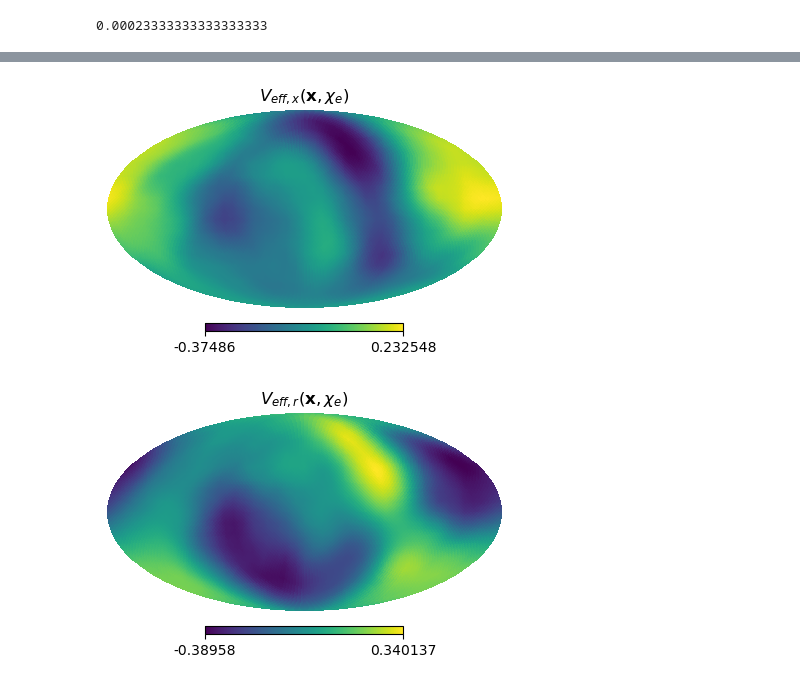
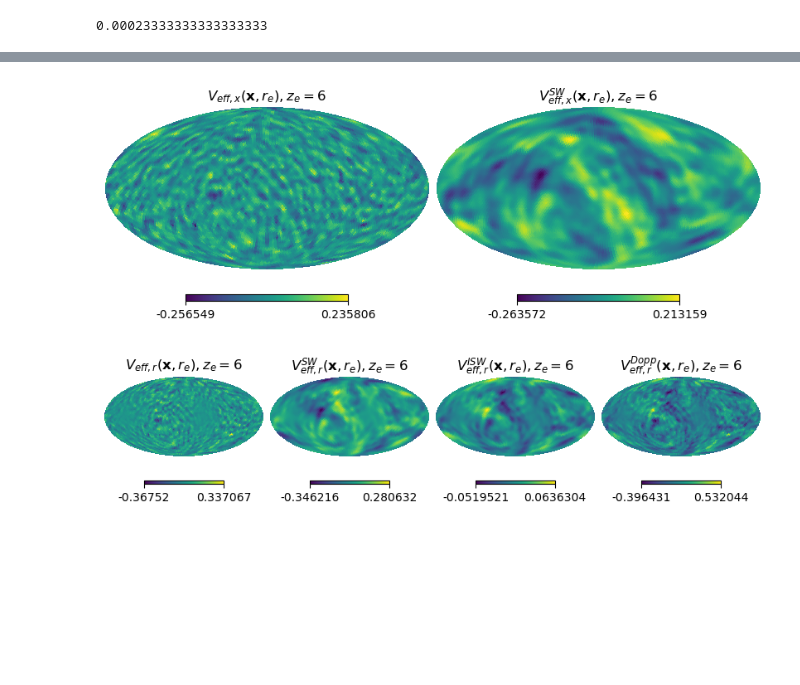
Before and after one commit to catketchup/ReCCO, a Jupyter notebook: code/Pylian_test.ipynb, the cells around one changed output, grey strips where cells are left out. Drawn from its saved outputs; the diff is of its cells as text; code cells hidden in the pictures; blank space fills up the shorter version.

```diff
--- a/code/Pylian_test.ipynb
+++ b/code/Pylian_test.ipynb
@@ -339,7 +339,7 @@ Dv = remote_spectra.Dv_inter_config(config)(ag)
 # ks = 0.0001
 ks = config.kaux
 # ks = np.linspace(0.00001, 0.01, 50)
-ze = 1
+ze = 6
 # zes = np.linspace(1,5,10)
 G_SW_ksz = remote_spectra.G_SW_ksz(ks, ze, config.Omega_b, config.Omega_c, config.w, config.wa, config.Omega_K, config.h)
 
@@ -372,9 +372,9 @@ Text(0.5, 0, '$k[Mpc]^{-1}$')
 # %%
-G_psi_x = np.gradient(psi_x)
-G_psi_i_x = np.gradient(psi_i_x)
+g_psi_x = np.gradient(psi_x)
+g_psi_i_x = np.gradient(psi_i_x)
 
-G_psi_k = np.fft.fftn(G_psi_x)
-G_psi_i_k = np.fft.fftn(G_psi_i_x)
+g_psi_k = np.fft.fftn(g_psi_x)
+g_psi_i_k = np.fft.fftn(g_psi_i_x)
 # %%
 if 1:
     fig = plt.figure()
@@ -519,3 +523,30 @@ V_eff_radial = V_eff_x1_chi*np.sin(theta)*np.cos(phi) + V_eff_x2_chi*np.sin(thet
+# %%
+def ThreeDField_on_TwoDSurface(x_grid, y_grid, z_grid, field3D, x, y, z):
+    return RegularGridInterpolator((x_grid, y_grid, z_grid), field3D)((z, x, y))
+
+def TwoDVecField_Radial(field_x1, field_x2, field_x3, theta, phi):
+    return field_x1*np.sin(theta)*np.cos(phi) + field_x2*np.sin(theta)*np.sin(phi) + field_x3*np.cos(theta)
+# %%
+V_eff_x1_chi = ThreeDField_on_TwoDSurface(x, y, z, V_eff_x1.real,x_test_s, y_test_s, z_test_s)
+V_eff_x2_chi = ThreeDField_on_TwoDSurface(x, y, z, V_eff_x2.real,x_test_s, y_test_s, z_test_s)
+V_eff_x3_chi = ThreeDField_on_TwoDSurface(x, y, z, V_eff_x3.real,x_test_s, y_test_s, z_test_s)
+V_eff_radial = TwoDVecField_Radial(V_eff_x1_chi, V_eff_x2_chi, V_eff_x3_chi, theta, phi)
+
+
+V_eff_SW_x1_chi = ThreeDField_on_TwoDSurface(x, y, z, V_eff_SW_x1.real,x_test_s, y_test_s, z_test_s)
+V_eff_SW_x2_chi = ThreeDField_on_TwoDSurface(x, y, z, V_eff_SW_x2.real,x_test_s, y_test_s, z_test_s)
+V_eff_SW_x3_chi = ThreeDField_on_TwoDSurface(x, y, z, V_eff_SW_x3.real,x_test_s, y_test_s, z_test_s)
+V_eff_SW_radial = TwoDVecField_Radial(V_eff_SW_x1_chi, V_eff_SW_x2_chi, V_eff_SW_x3_chi, theta, phi)
+
+V_eff_Dopp_x1_chi = ThreeDField_on_TwoDSurface(x, y, z, V_eff_Dopp_x1.real,x_test_s, y_test_s, z_test_s)
+V_eff_Dopp_x2_chi = ThreeDField_on_TwoDSurface(x, y, z, V_eff_Dopp_x2.real,x_test_s, y_test_s, z_test_s)
+V_eff_Dopp_x3_chi = ThreeDField_on_TwoDSurface(x, y, z, V_eff_Dopp_x3.real,x_test_s, y_test_s, z_test_s)
+V_eff_Dopp_radial = TwoDVecField_Radial(V_eff_Dopp_x1_chi, V_eff_Dopp_x2_chi, V_eff_Dopp_x3_chi, theta, phi)
+
+V_eff_ISW_x1_chi = ThreeDField_on_TwoDSurface(x, y, z, V_eff_ISW_x1.real,x_test_s, y_test_s, z_test_s)
+V_eff_ISW_x2_chi = ThreeDField_on_TwoDSurface(x, y, z, V_eff_ISW_x2.real,x_test_s, y_test_s, z_test_s)
+V_eff_ISW_x3_chi = ThreeDField_on_TwoDSurface(x, y, z, V_eff_ISW_x3.real,x_test_s, y_test_s, z_test_s)
+V_eff_ISW_radial = TwoDVecField_Radial(V_eff_ISW_x1_chi, V_eff_ISW_x2_chi, V_eff_ISW_x3_chi, theta, phi)
 # %%
 # check https://stackoverflow.com/questions/11140163/plotting-a-3d-cube-a-sphere-and-a-vector
 fig = plt.figure()
@@ -558,12 +569,16 @@ Text(0.5, 0, 'z')
 # %%
 if 1:
-    plt.figure(figsize=(4,3))
-    hp.mollview(V_eff_x1_chi, xsize=800, sub=111, title=r'$V_{eff, x}(\mathbf{x}, \chi_e)$')
+    plt.figure(figsize=(8,6))
+    hp.mollview(V_eff_x1_chi, xsize=800, sub=121, title=r'$V_{eff, x}(\mathbf{x}, r_e), z_{e} = %s$'%ze)
+    hp.mollview(V_eff_SW_x1_chi, xsize=800, sub=122, title=r'$V^{SW}_{eff, x}(\mathbf{x}, r_e), z_{e} = %s$'%ze)
 # %% [output]
-[figure, old version]
+[figure, new version]
 # %%
 if 1:
-    plt.figure(figsize=(4,3))
-    hp.mollview(V_eff_radial, xsize=800, sub=111, title=r'$V_{eff, r}(\mathbf{x}, \chi_e)$')
+    plt.figure(figsize=(8,6))
+    hp.mollview(V_eff_radial, xsize=800, sub=141, title=r'$V_{eff, r}(\mathbf{x}, r_e), z_e = %s$'%ze)
+    hp.mollview(V_eff_SW_radial, xsize=800, sub=142, title=r'$V^{SW}_{eff, r}(\mathbf{x}, r_e), z_e = %s$'%ze)
+    hp.mollview(V_eff_ISW_radial, xsize=800, sub=143, title=r'$V^{ISW}_{eff, r}(\mathbf{x}, r_e), z_e = %s$'%ze)
+    hp.mollview(V_eff_Dopp_radial, xsize=800, sub=144, title=r'$V^{Dopp}_{eff, r}(\mathbf{x}, r_e), z_e = %s$'%ze)
 # %% [output]
-[figure, old version]
+[figure, new version]
```
Also changed, not shown: parts of 20 cells of this notebook, 1 other file.
